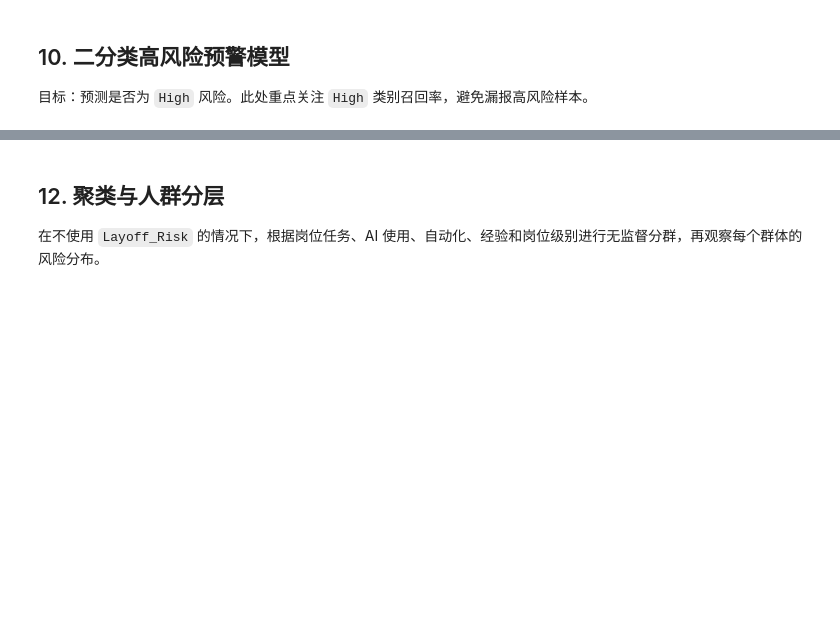
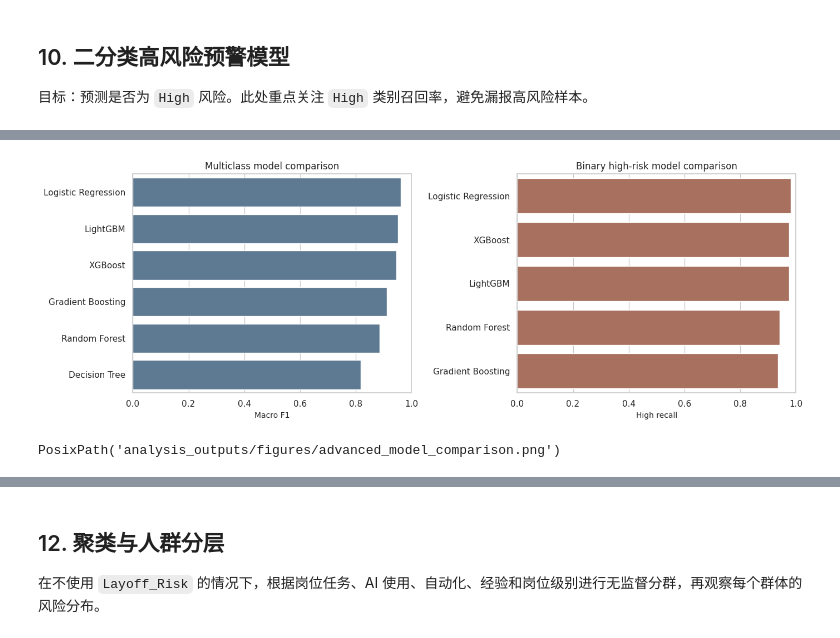
Before and after one commit to NEPDream/InsightMotion-AI, a Jupyter notebook: dataset/ai_impact_jobs_layoff_risk_analysis.ipynb, the cells around one changed output, grey strips where cells are left out. Saved outputs shown, nothing was run; the diff lists cells and outputs as text; code cells hidden in the pictures; blank space fills up the shorter version.

Commit message:
finish data analysis

```diff
--- a/dataset/ai_impact_jobs_layoff_risk_analysis.ipynb
+++ b/dataset/ai_impact_jobs_layoff_risk_analysis.ipynb
@@ -1115,4 +1225,33 @@ print(classification_report(y_test_bin, best_binary_model.predict(X_test_bin), t
     accuracy                           0.98      6000
    macro avg       0.98      0.98      0.98      6000
 weighted avg       0.98      0.98      0.98      6000
+# %%
+fig, axes = plt.subplots(1, 2, figsize=(14, 5))
+sns.barplot(
+    data=model_metrics_df.sort_values("macro_f1", ascending=False),
+    y="model",
+    x="macro_f1",
+    ax=axes[0],
+    color="#557a9b",
+)
+axes[0].set_xlim(0, 1)
+axes[0].set_title("Multiclass model comparison")
+axes[0].set_xlabel("Macro F1")
+axes[0].set_ylabel("")
+
+sns.barplot(
+    data=binary_metrics_df.sort_values("high_recall", ascending=False),
+    y="model",
+    x="high_recall",
+    ax=axes[1],
+    color="#b46a52",
+)
+axes[1].set_xlim(0, 1)
+axes[1].set_title("Binary high-risk model comparison")
+axes[1].set_xlabel("High recall")
+axes[1].set_ylabel("")
+savefig("advanced_model_comparison.png")
+# %% [output]
+[figure, added]
+PosixPath('analysis_outputs/figures/advanced_model_comparison.png')
 # %%
```
Also changed, not shown: parts of 12 cells of this notebook, 18 other files.
